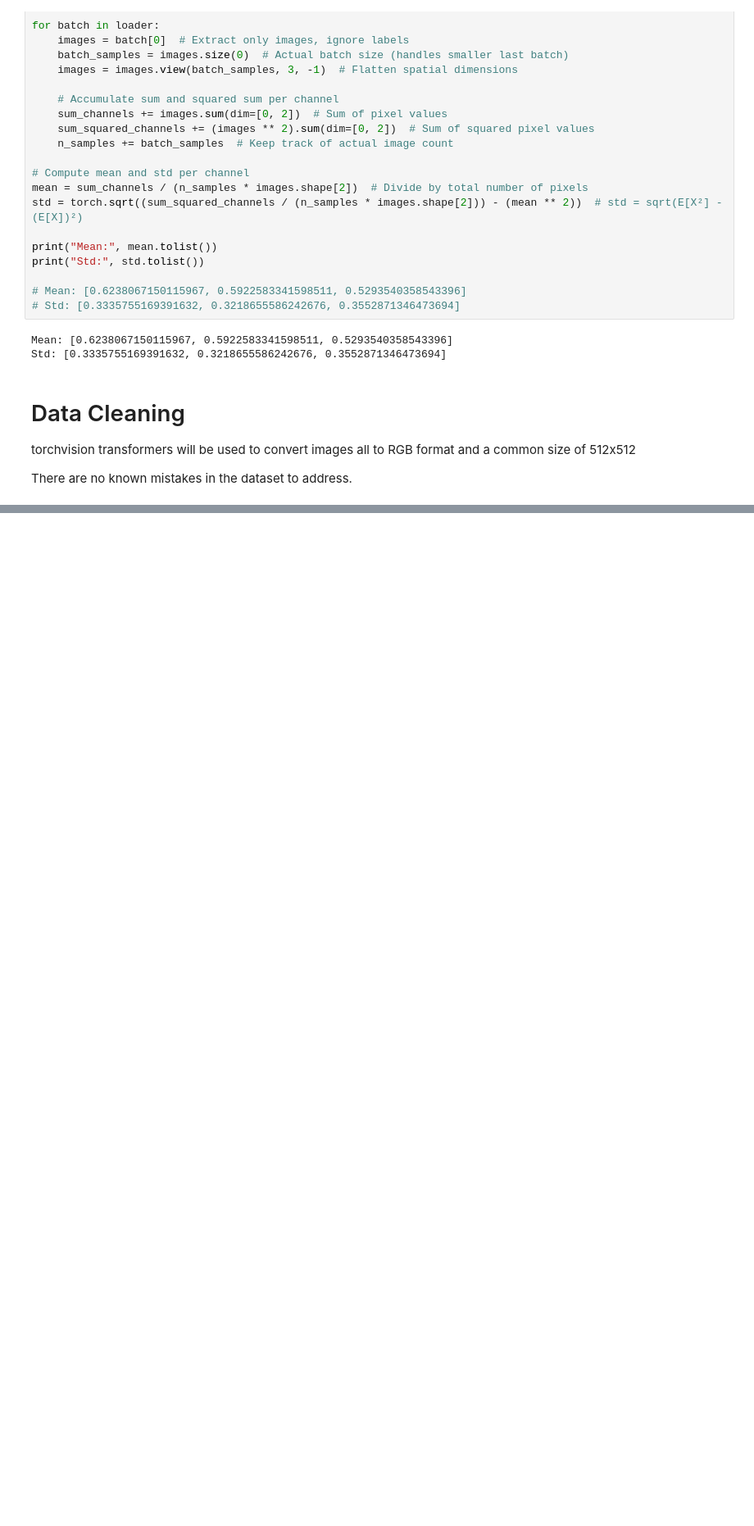
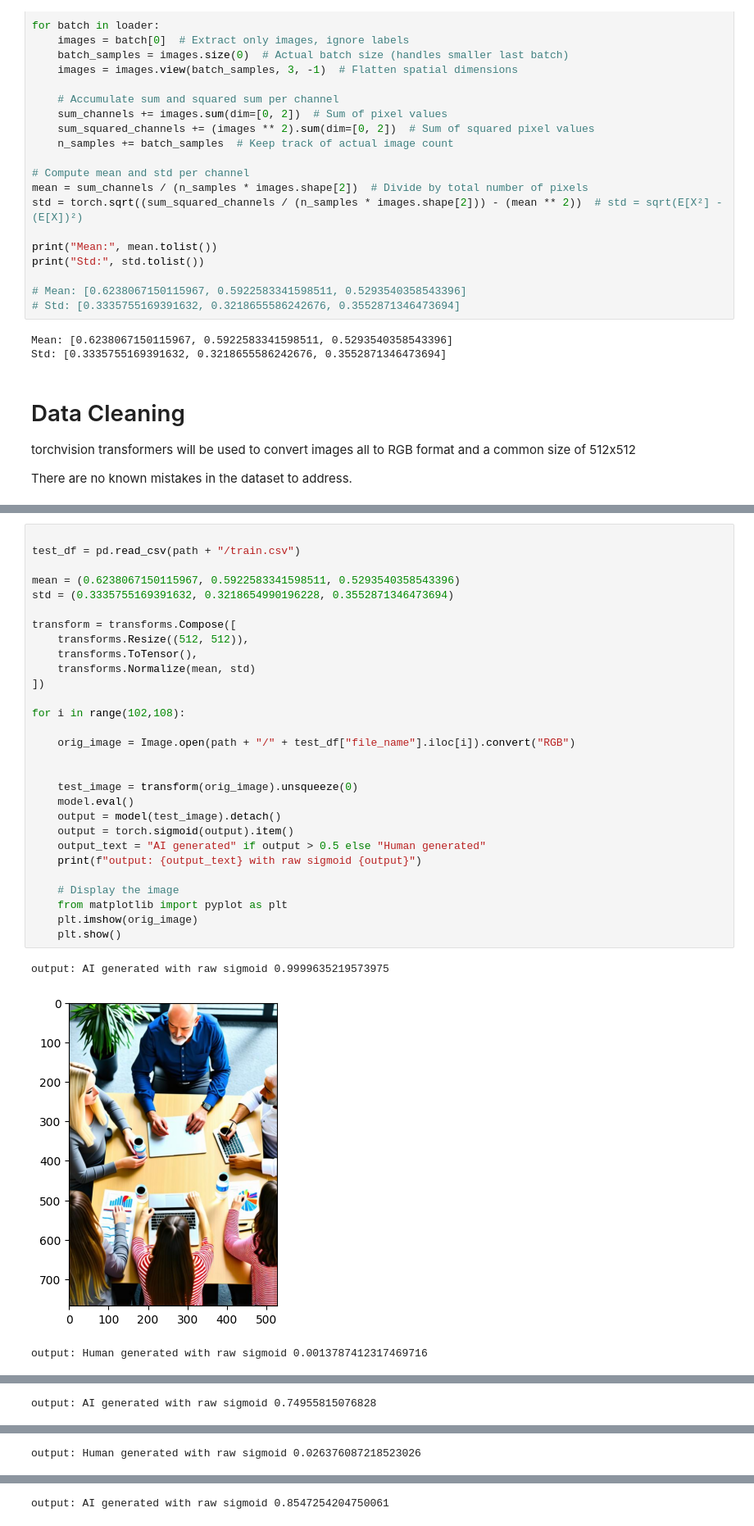
Before and after one commit to lrwham/DeepLearningFinal, a Jupyter notebook: DeepLearningFinal.ipynb, the cells around one changed output, grey strips where cells are left out. Shown at 82% size. Cells and saved outputs as stored; diff of their text form; blank space fills up the shorter version.

```diff
--- a/DeepLearningFinal.ipynb
+++ b/DeepLearningFinal.ipynb
@@ -261,0 +294,33 @@ Detected KeyboardInterrupt, attempting graceful shutdown ...
+# %%
+
+test_df = pd.read_csv(path + "/train.csv")
+
+mean = (0.6238067150115967, 0.5922583341598511, 0.5293540358543396)
+std = (0.3335755169391632, 0.3218654990196228, 0.3552871346473694)
+
+transform = transforms.Compose([
+    transforms.Resize((512, 512)),
+    transforms.ToTensor(),
+    transforms.Normalize(mean, std)
+])
+
+for i in range(102,108):
+
+    orig_image = Image.open(path + "/" + test_df["file_name"].iloc[i]).convert("RGB")
+
+
+    test_image = transform(orig_image).unsqueeze(0)
+    model.eval()
+    output = model(test_image).detach()
+    output = torch.sigmoid(output).item()
+    output_text = "AI generated" if output > 0.5 else "Human generated"
+    print(f"output: {output_text} with raw sigmoid {output}")
+
+    # Display the image
+    from matplotlib import pyplot as plt
+    plt.imshow(orig_image)
+    plt.show()
+# %% [output]
+output: AI generated with raw sigmoid 0.9999635219573975
+[figure, added]
+output: Human generated with raw sigmoid 0.0013787412317469716
@@ -261,0 +328 @@ Detected KeyboardInterrupt, attempting graceful shutdown ...
+output: AI generated with raw sigmoid 0.74955815076828
@@ -261,0 +330 @@ Detected KeyboardInterrupt, attempting graceful shutdown ...
+output: Human generated with raw sigmoid 0.026376087218523026
@@ -261,0 +332 @@ Detected KeyboardInterrupt, attempting graceful shutdown ...
+output: AI generated with raw sigmoid 0.8547254204750061
```
Also changed, not shown: parts of 3 cells of this notebook, 4 other files.
